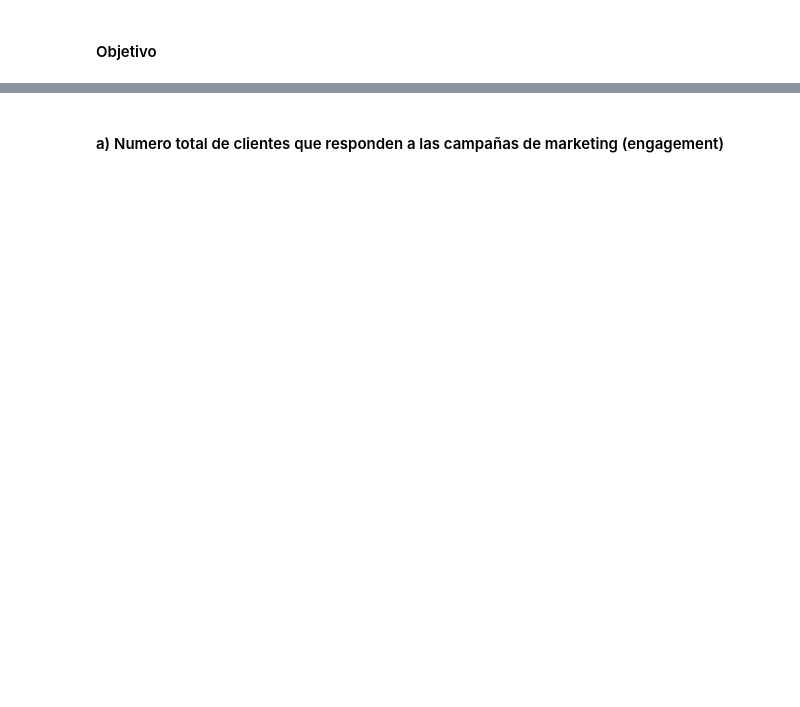
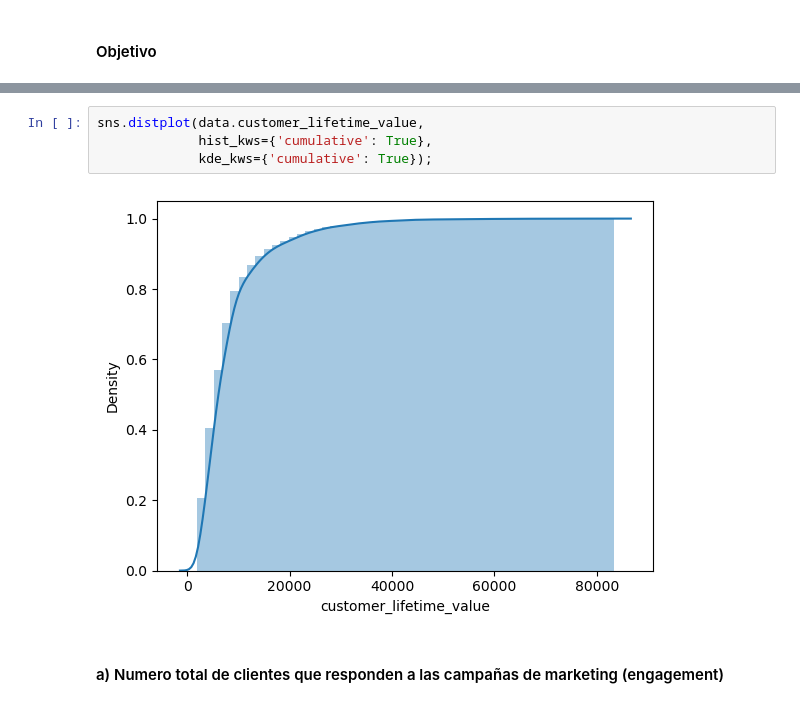
Before and after one commit to Ironhack-Data-Madrid-Abril-2023/apuntes_clase, a Jupyter notebook: semana_5/1.2 - Ejemplo CLV.ipynb, the cells around one changed output, grey strips where cells are left out. Cells and saved outputs as stored; diff of their text form; blank space fills up the shorter version.

```diff
--- a/semana_5/1.2 - Ejemplo CLV.ipynb
+++ b/semana_5/1.2 - Ejemplo CLV.ipynb
@@ -47,2 +106,8 @@ Mejorar el CLV a traves del marketing.
+# %%
+sns.distplot(data.customer_lifetime_value,
+             hist_kws={'cumulative': True},
+             kde_kws={'cumulative': True});
+# %% [output]
+[figure, added]
 # %% [markdown]
 #### a) Numero total de clientes que responden a las campañas de marketing (engagement)
```
Also changed, not shown: parts of 26 cells of this notebook.
